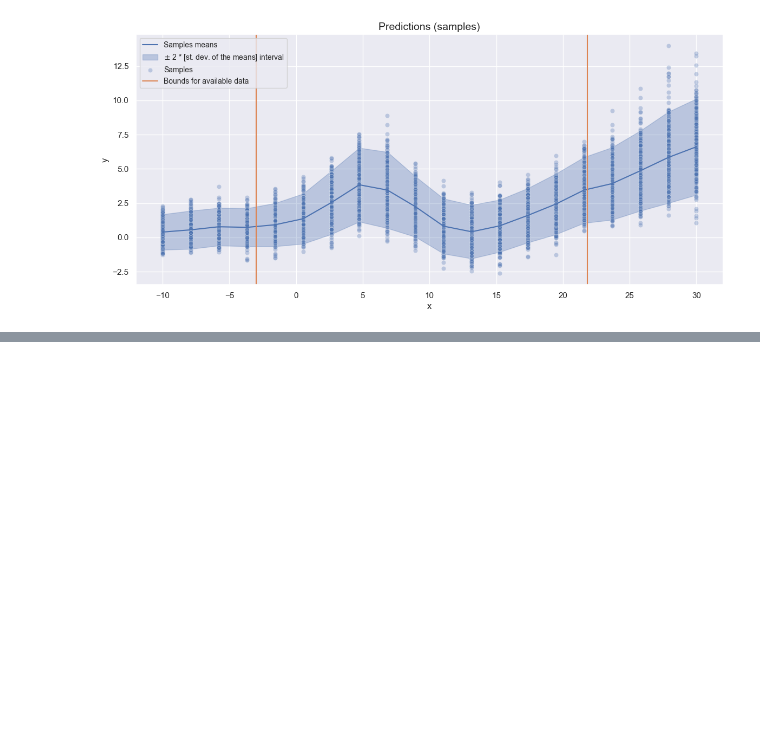
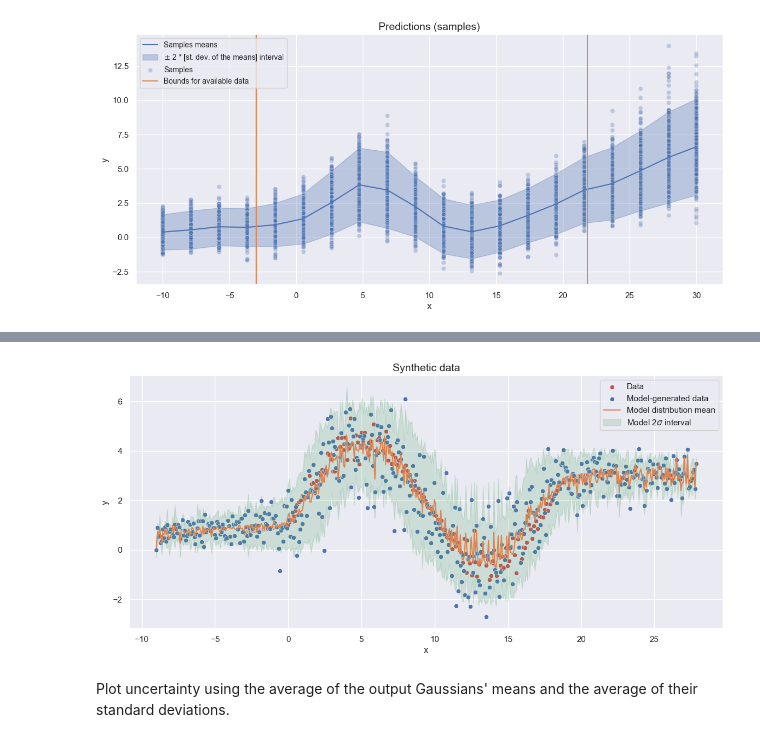
Before and after one commit to emanuele-moscato/bayesian-explorations, a Jupyter notebook: notebooks/regression_techniques_review.ipynb, the cells around one changed output, grey strips where cells are left out. Drawn from its saved outputs; the diff is of its cells as text; code cells hidden in the pictures; blank space fills up the shorter version.

```diff
--- a/notebooks/regression_techniques_review.ipynb
+++ b/notebooks/regression_techniques_review.ipynb
@@ -502,0 +635,12 @@ Text(0.5, 1.0, 'Predictions (samples)')
+# %%
+plot_prediction_distr(
+    x,
+    y,
+    model_mc_dropout,
+    x_plot_min=x.numpy().min() - 6.,
+    x_plot_max=x.numpy().max() + 6.
+)
+# %% [output]
+[figure, added]
+# %% [markdown]
+Plot uncertainty using the average of the output Gaussians' means and the average of their standard deviations.
```
Also changed, not shown: parts of 25 cells of this notebook, 1 other file.
